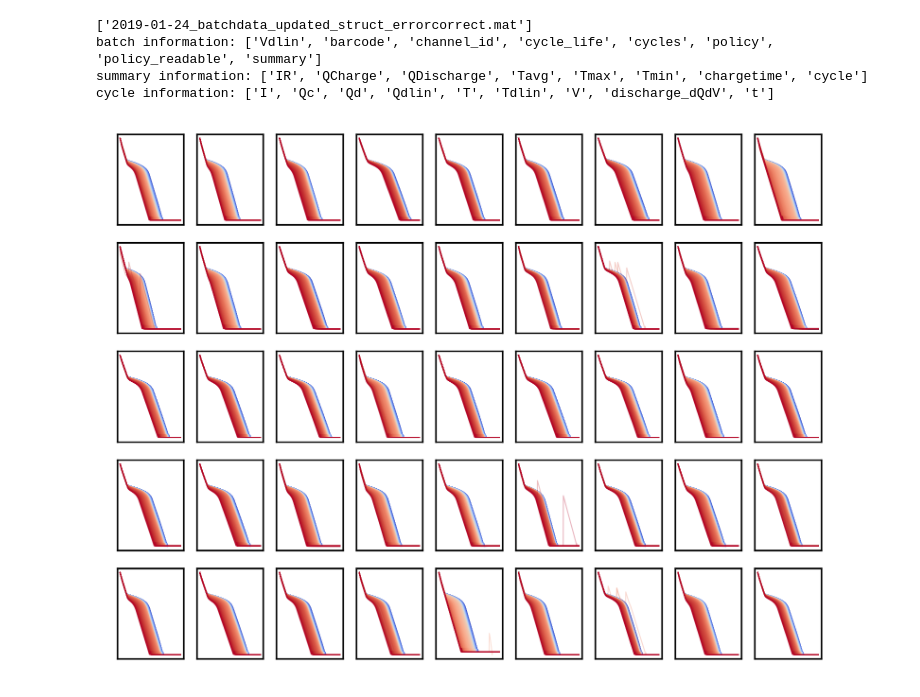
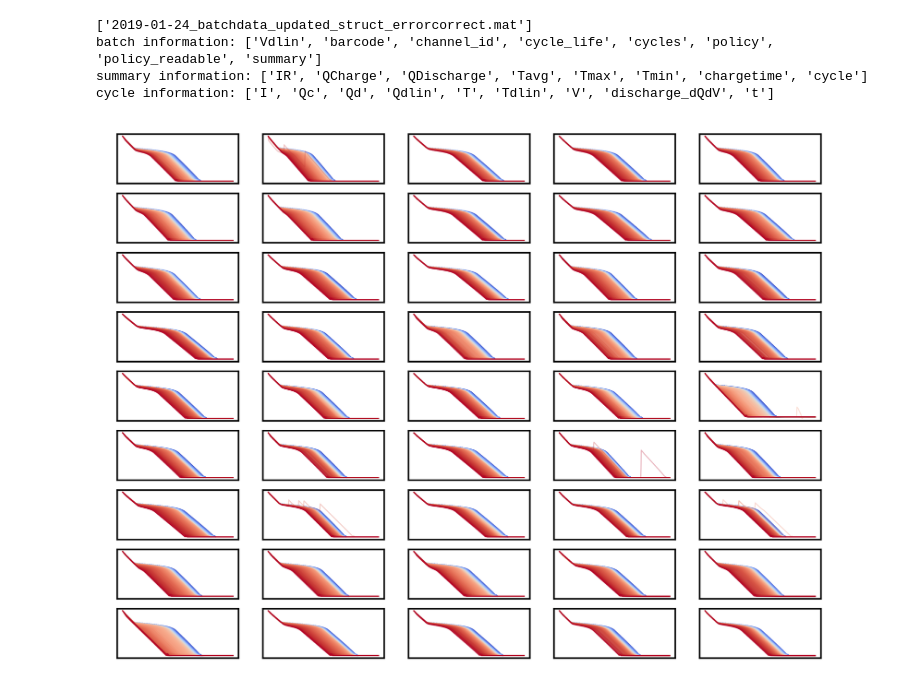
Before and after one commit to JieChungChen/LIB_Aging_Dataset_Collection, a Jupyter notebook: Attia/load_data.ipynb, the cells around one changed output. Drawn from its saved outputs; the diff is of its cells as text; code cells hidden in the pictures.

```diff
--- a/Attia/load_data.ipynb
+++ b/Attia/load_data.ipynb
@@ -52,20 +58,21 @@ batch information: ['Vdlin', 'barcode', 'channel_id', 'cycle_life', 'cycles', 'p
 summary information: ['IR', 'QCharge', 'QDischarge', 'Tavg', 'Tmax', 'Tmin', 'chargetime', 'cycle']
 cycle information: ['I', 'Qc', 'Qd', 'Qdlin', 'T', 'Tdlin', 'V', 'discharge_dQdV', 't']
 # %%
-mpl.rcParams['figure.dpi'] = 300
+mpl.rcParams['figure.dpi'] = 600
 def voltage_curve_plot(): # plot voltage curve of 45 cells
     filenames = [_ for _ in os.listdir('detail_info') if _.endswith('.npy')]
     cmap = plt.get_cmap('coolwarm')
-    fig, ax = plt.subplots(5, 9)
+    fig, ax = plt.subplots(9, 5)
     for i, f in enumerate(filenames):
         v = np.load('detail_info/'+f)
         for j in range(len(v)):
-            ax[i%5, i//5].plot(v[j], c=cmap(j/len(v)), alpha=0.3, lw=0.5)
-            ax[i%5, i//5].set_xticks([])
-            ax[i%5, i//5].set_yticks([])
+            ax[i//5, i%5].plot(v[j], c=cmap(j/len(v)), alpha=0.3, lw=0.5)
+            ax[i//5, i%5].set_xticks([])
+            ax[i//5, i%5].set_yticks([])
+            # ax[i//5, i%5].set_title(f[:-11], fontsize=5)
     plt.show()
     plt.close()
 
 voltage_curve_plot()
 # %% [output]
-[figure, old version]
+[figure, new version]
```
Also changed, not shown: parts of 1 cell of this notebook.
